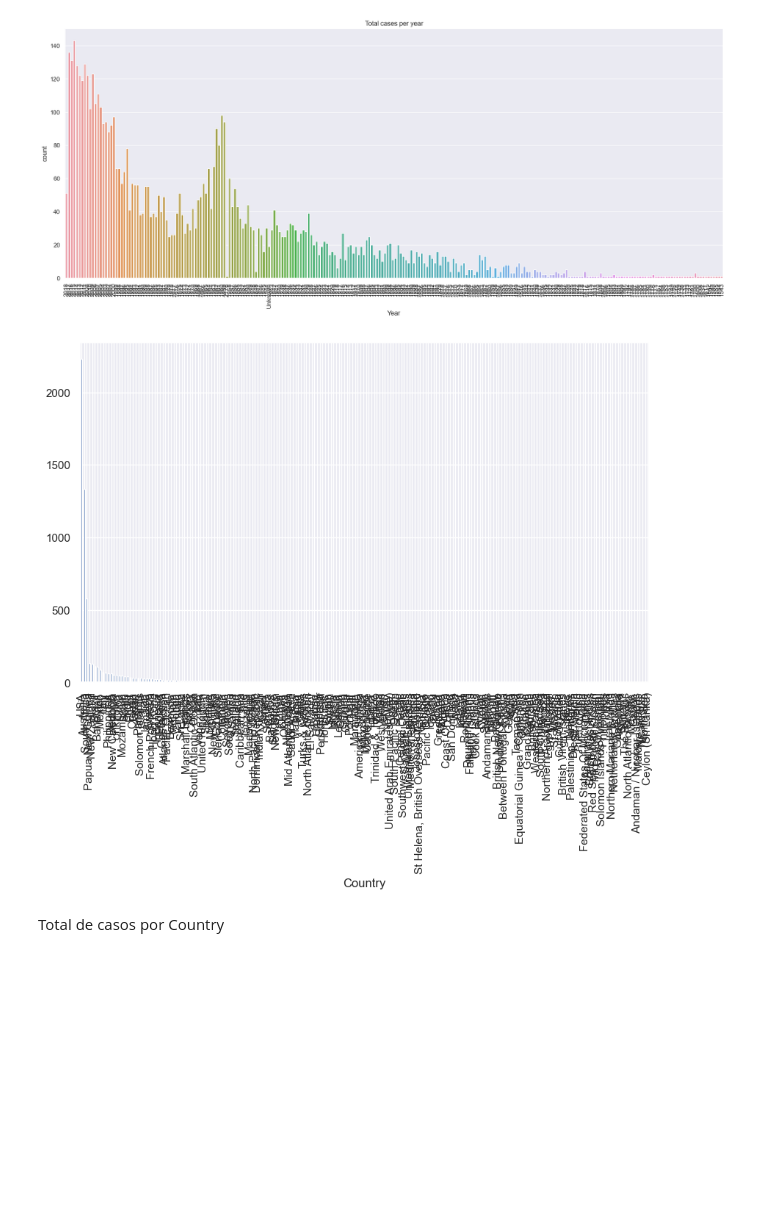
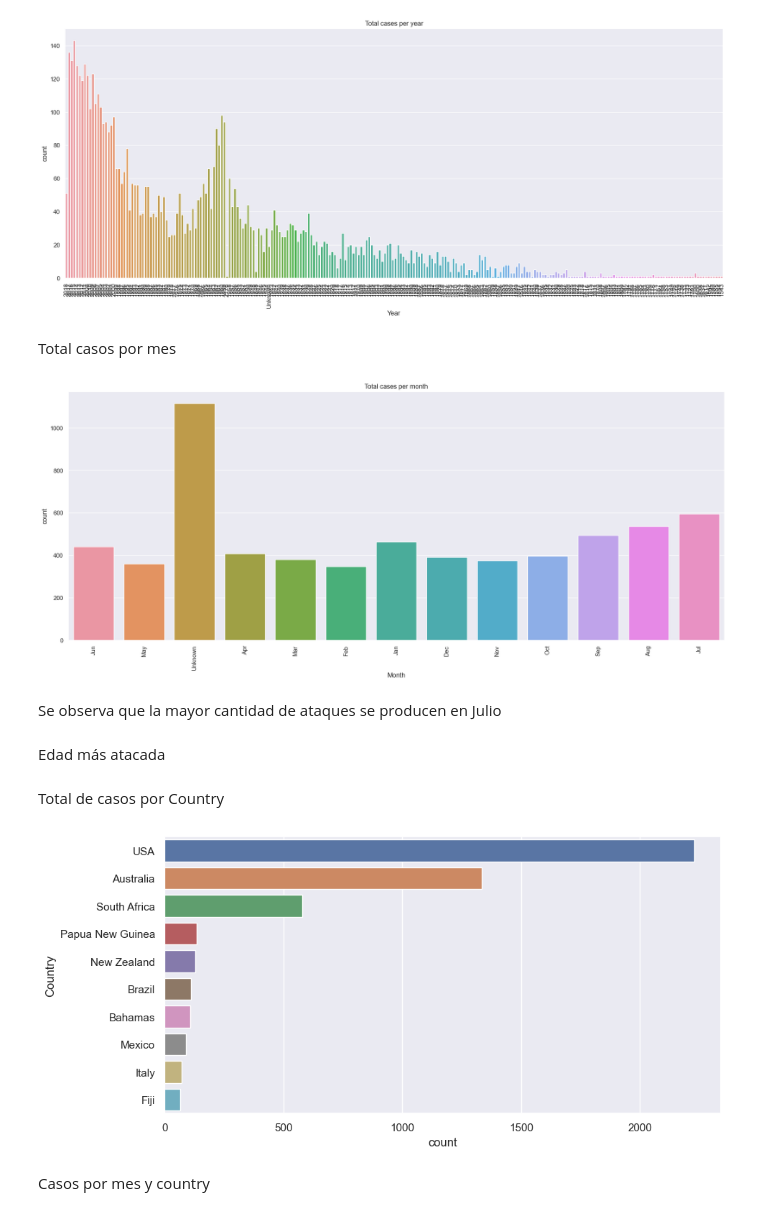
Before and after one commit to carolinariveraa/-CarolinaRivera-Sharks-, a Jupyter notebook: Notebook/Bonus.ipynb, the cells around one changed output. Cells and saved outputs as stored; diff of their text form; code cells hidden in the pictures; blank space fills up the shorter version.

```diff
--- a/Notebook/Bonus.ipynb
+++ b/Notebook/Bonus.ipynb
@@ -39,11 +45,33 @@ fig_year_full = sns.countplot(x=cleaned_sharks.Year).set(title = "Total cases pe
 plt.show()
 # %% [output]
 [figure]
-# %%
-plt.figure(figsize=(10, 6))
-
-cleaned_sharks.Country.value_counts().plot.bar();
-# %% [output]
-[figure, removed]
+# %% [markdown]
+Total casos por mes
+# %%
+#tamaño del gráfico
+sns.set(rc={'figure.figsize':(21.7,8.27)})
+
+#rotar las etiquetas
+plt.xticks(rotation=90)
+
+#creación del gráfico
+fig_month = sns.countplot(x=cleaned_sharks.Month).set(title = "Total cases per month")
+plt.show()
+# %% [output]
+[figure, added]
+# %% [markdown]
+Se observa que la mayor cantidad de ataques se producen en Julio
+# %% [markdown]
+Edad más atacada
 # %% [markdown]
 Total de casos por Country
+# %%
+#Para que funcione con seaborn tengo que cambiarle el nombre de la columna Country a count
+#me coje los 10 primeros ya que son los que voy a considerar como más relevantes
+
+country_df = pd.DataFrame(cleaned_sharks["Country"].value_counts().iloc[0:10]).rename(columns={"Country": "count"})
+fig_country_top = sns.set(rc={'figure.figsize':(10,5)})
+sns.barplot(y=country_df.index, x=country_df["count"]).tick_params(axis='x', rotation=0)
+plt.show()
+# %% [output]
+[figure, added]
@@ -49,0 +80,2 @@ Total de casos por Country
+# %% [markdown]
+Casos por mes y country
```
Also changed, not shown: parts of 4 cells of this notebook.
